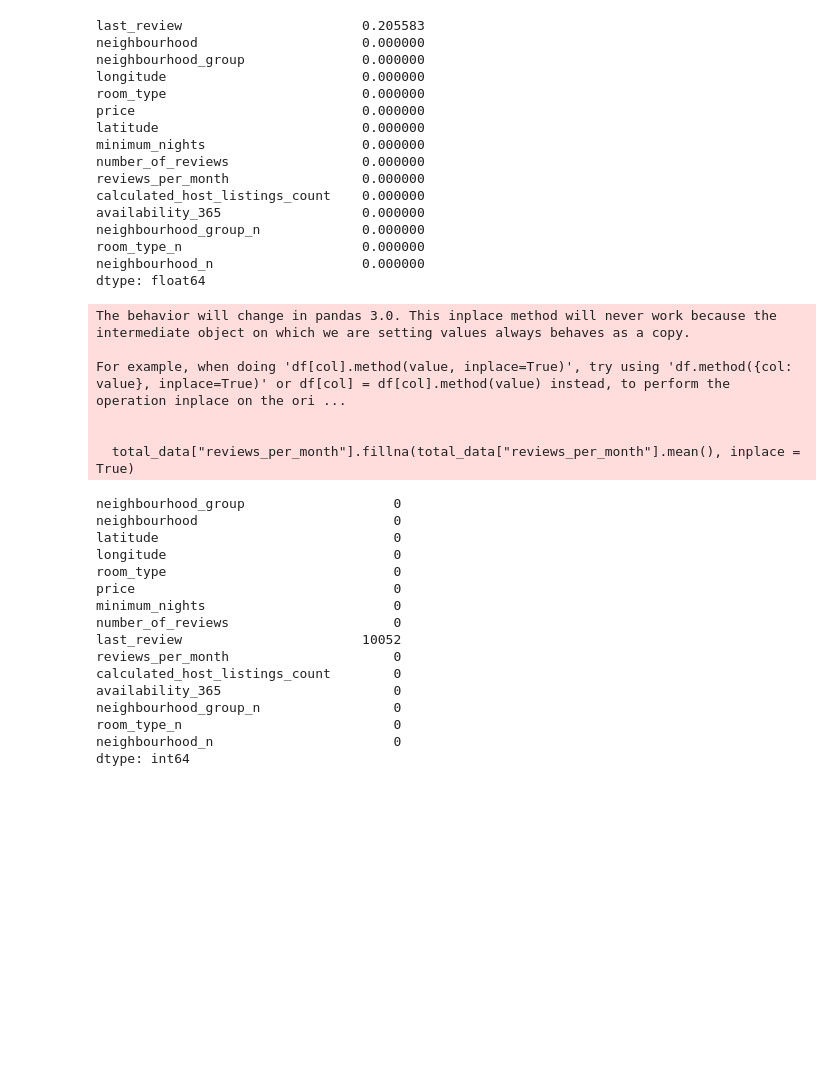
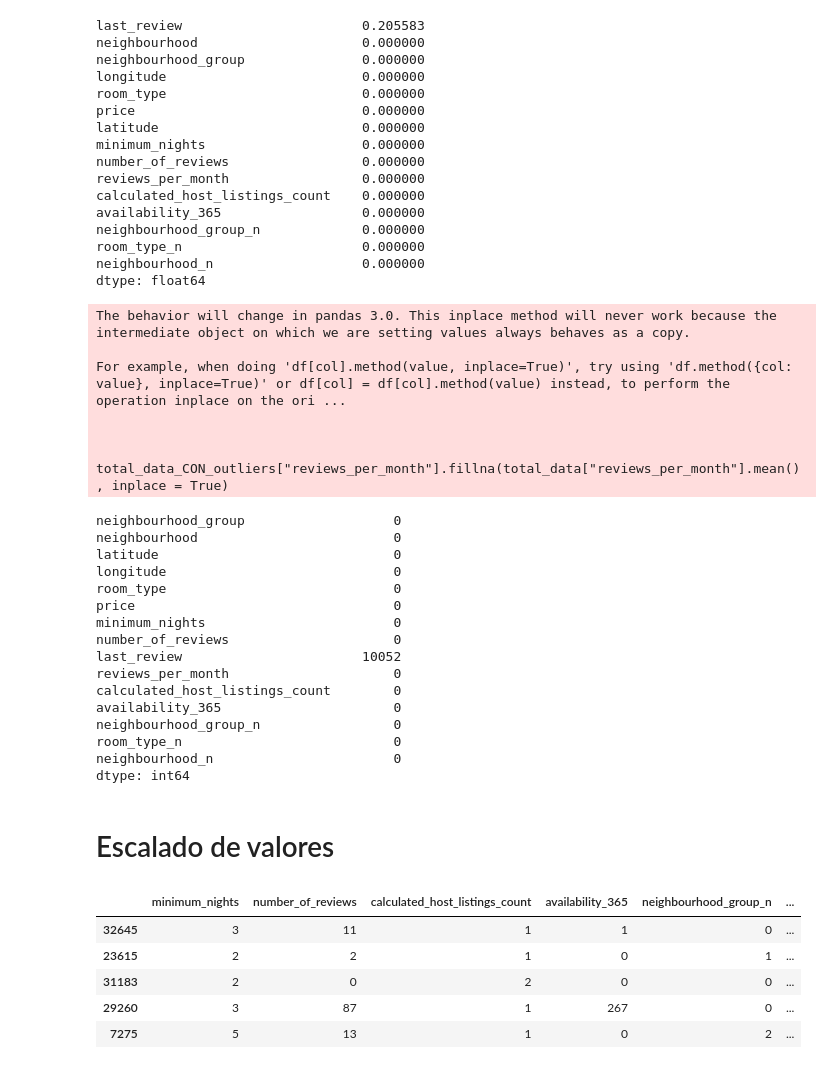
Before and after one commit to 4GeeksAcademy/ginappedrosa-machine-learning-python-template, a Jupyter notebook: src/explore.ipynb, the cells around one changed output. Cells and saved outputs as stored; diff of their text form; code cells hidden in the pictures; blank space fills up the shorter version.

```diff
--- a/src/explore.ipynb
+++ b/src/explore.ipynb
@@ -505,16 +505,16 @@ room_type_n                       0.000000
 neighbourhood_n                   0.000000
 dtype: float64
 # %%
-total_data["reviews_per_month"].fillna(total_data["reviews_per_month"].mean(), inplace = True)
+total_data_CON_outliers["reviews_per_month"].fillna(total_data["reviews_per_month"].mean(), inplace = True)
 
-total_data.isnull().sum()
+total_data_CON_outliers.isnull().sum()
 # %% [output]
 The behavior will change in pandas 3.0. This inplace method will never work because the intermediate object on which we are setting values always behaves as a copy.
 
 For example, when doing 'df[col].method(value, inplace=True)', try using 'df.method({col: value}, inplace=True)' or df[col] = df[col].method(value) instead, to perform the operation inplace on the ori ...
 
 
-  total_data["reviews_per_month"].fillna(total_data["reviews_per_month"].mean(), inplace = True)
+  total_data_CON_outliers["reviews_per_month"].fillna(total_data["reviews_per_month"].mean(), inplace = True)
 neighbourhood_group                   0
 neighbourhood                         0
 latitude                              0
@@ -531,3 +531,27 @@ neighbourhood_group_n                 0
 room_type_n                           0
 neighbourhood_n                       0
 dtype: int64
+# %% [markdown]
+# Escalado de valores
+# %%
+from sklearn.model_selection import train_test_split
+
+
+num_variables = ["minimum_nights", "number_of_reviews", "calculated_host_listings_count", "availability_365", "neighbourhood_group_n", "reviews_per_month", "neighbourhood_n", "latitude", "longitude", "room_type_n"]
+
+# Dividimos el conjunto de datos en muestras de train y test
+X_CON = total_data_CON_outliers.drop("price", axis = 1)[num_variables]
+y = total_data_CON_outliers["price"]
+X_train_con_outliers, X_test_con_outliers, y_train, y_test = train_test_split(X_CON, y, test_size = 0.2, random_state = 42)
+
+X_SIN = total_data_SIN_outliers.drop("price", axis = 1)[num_variables]
+X_train_sin_outliers, X_test_sin_outliers = train_test_split(X_SIN, test_size = 0.2, random_state = 42)
+
+X_train_con_outliers.head()
+# %% [output]
+|  | minimum_nights | number_of_reviews | calculated_host_listings_count | availability_365 | neighbourhood_group_n | ... |
+| 32645 | 3 | 11 | 1 | 1 | 0 | ... |
+| 23615 | 2 | 2 | 1 | 0 | 1 | ... |
+| 31183 | 2 | 0 | 2 | 0 | 0 | ... |
+| 29260 | 3 | 87 | 1 | 267 | 0 | ... |
+| 7275 | 5 | 13 | 1 | 0 | 2 | ... |
```
Also changed, not shown: parts of 10 cells of this notebook, 19 other files.
